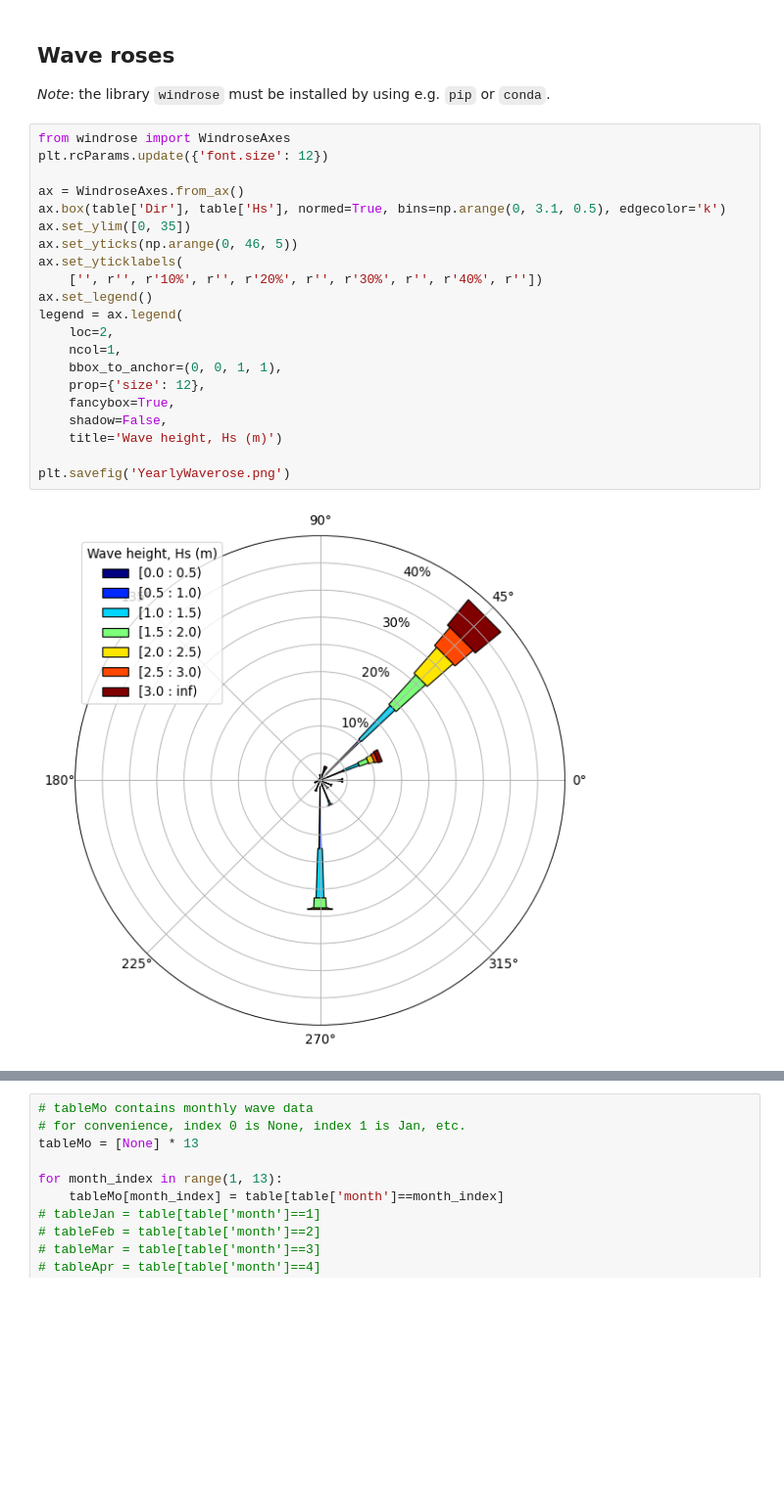
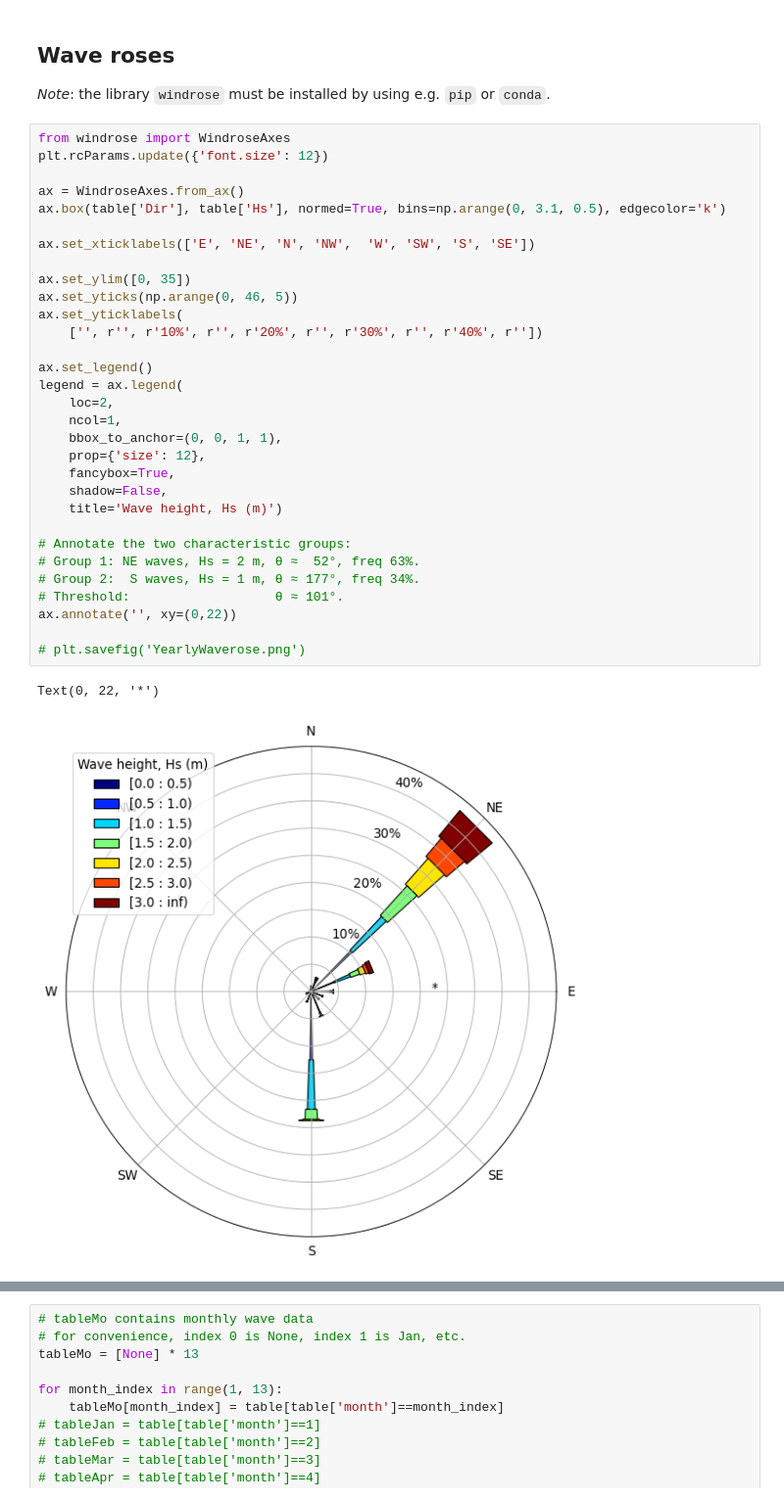
Before and after one commit to nguyenquangchien/wave-energy-VN, a Jupyter notebook: Analysis/wave_data_processing.ipynb, the cells around one changed output, grey strips where cells are left out. Shown at 98% size. Cells and saved outputs as stored; diff of their text form; blank space fills up the shorter version.

```diff
--- a/Analysis/wave_data_processing.ipynb
+++ b/Analysis/wave_data_processing.ipynb
@@ -216,23 +272,34 @@ _Note_: the library `windrose` must be installed by using e.g. `pip` or `conda`.
 # %%
 from windrose import WindroseAxes
 plt.rcParams.update({'font.size': 12})
 
 ax = WindroseAxes.from_ax()
 ax.box(table['Dir'], table['Hs'], normed=True, bins=np.arange(0, 3.1, 0.5), edgecolor='k')
+
+ax.set_xticklabels(['E', 'NE', 'N', 'NW',  'W', 'SW', 'S', 'SE'])
+
 ax.set_ylim([0, 35])
 ax.set_yticks(np.arange(0, 46, 5))
 ax.set_yticklabels(
     ['', r'', r'10%', r'', r'20%', r'', r'30%', r'', r'40%', r''])
+
 ax.set_legend()
 legend = ax.legend(
     loc=2,
     ncol=1,
     bbox_to_anchor=(0, 0, 1, 1),
     prop={'size': 12},
     fancybox=True,
     shadow=False,
     title='Wave height, Hs (m)')
 
-plt.savefig('YearlyWaverose.png')
+# Annotate the two characteristic groups:
+# Group 1: NE waves, Hs = 2 m, θ ≈  52°, freq 63%.
+# Group 2:  S waves, Hs = 1 m, θ ≈ 177°, freq 34%.
+# Threshold:                   θ ≈ 101°.
+ax.annotate('', xy=(0,22))
+
+# plt.savefig('YearlyWaverose.png')
 # %% [output]
+Text(0, 22, '*')
-[figure, old version]
+[figure, new version]
```
Also changed, not shown: parts of 3 cells of this notebook, 22 other files.
